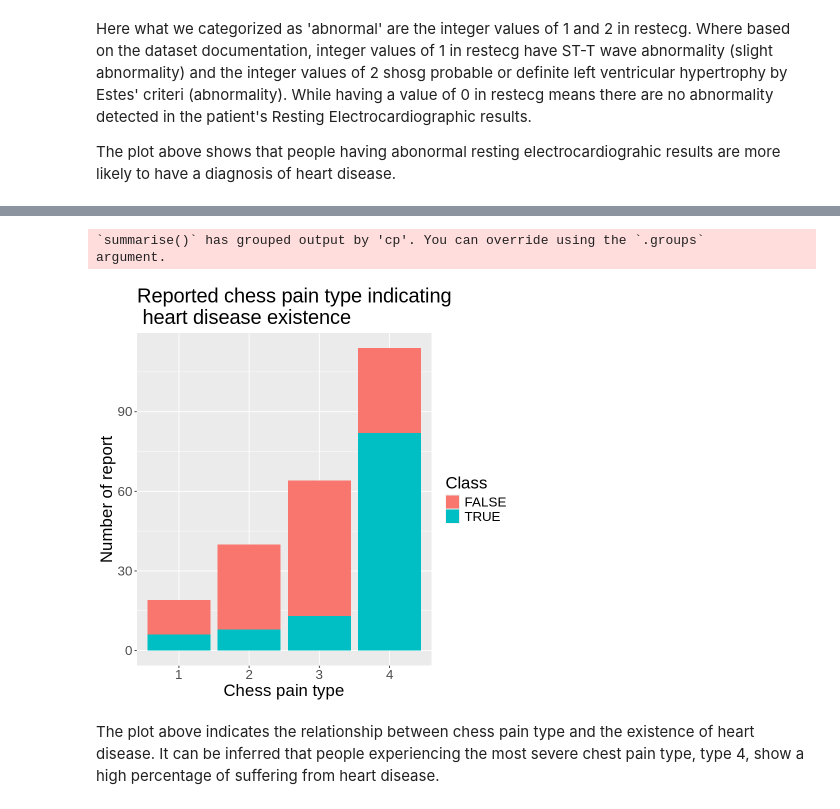
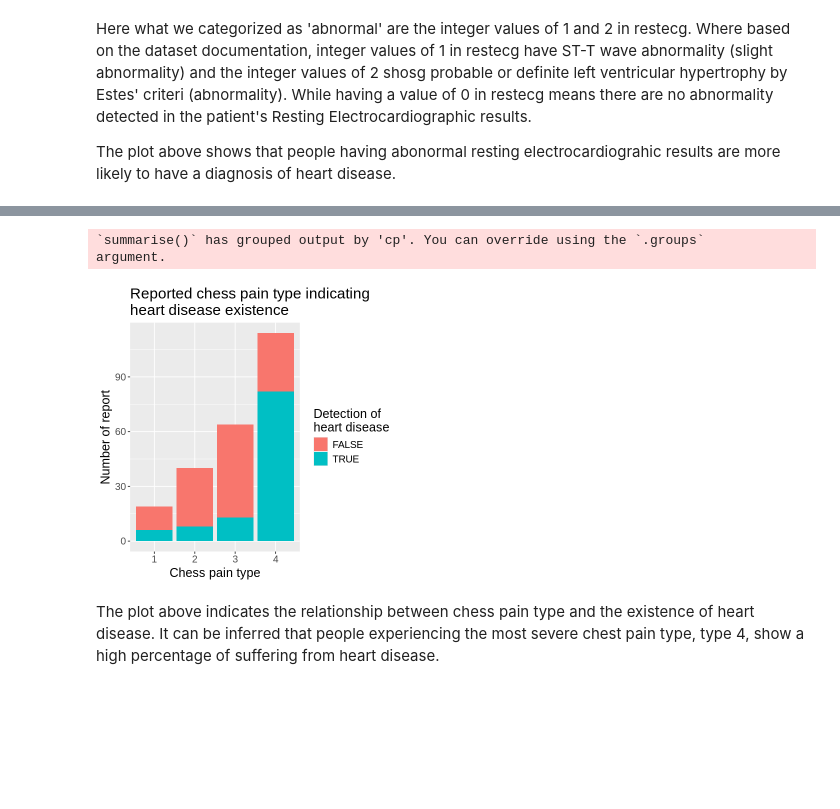
Before and after one commit to wtarit/dsci-100-project, a Jupyter notebook: group_report.ipynb, the cells around one changed output, grey strips where cells are left out. Cells and saved outputs as stored; diff of their text form; code cells hidden in the pictures; blank space fills up the shorter version.

Commit message:
Resize some graph and font size

```diff
--- a/group_report.ipynb
+++ b/group_report.ipynb
@@ -206,22 +215,25 @@ thalach_dist_1
 # %%
+options(repr.plot.width = 5, repr.plot.height = 5)
+
 heart_disease_count_cp <- heart_disease_train |>
     group_by(cp, Class) |>
     summarize(count = n()) |>
     mutate(cp = as_factor(cp))
 
 heart_disease_count_cp_plot <- heart_disease_count_cp |>
     ggplot(aes(x = cp, y = count, fill = Class)) +
         geom_bar(stat = "identity") +
+        labs(fill = "Detection of \nheart disease") +
         xlab("Chess pain type") +
         ylab("Number of report") +
-        ggtitle("Reported chess pain type indicating \n heart disease existence") +
-        theme(text = element_text(size = 20))
+        ggtitle("Reported chess pain type indicating \nheart disease existence") +
+        theme(text = element_text(size = 15))
 
 heart_disease_count_cp_plot
 # %% [output]
 `summarise()` has grouped output by 'cp'. You can override using the `.groups`
 argument.
-[figure, old version]
+[figure, new version]
 # %% [markdown]
 The plot above indicates the relationship between chess pain type and the existence of heart disease. It can be inferred that people experiencing the most severe chest pain type, type 4, show a high percentage of suffering from heart disease.
 # %% [markdown]
```
Also changed, not shown: parts of 5 cells of this notebook.
